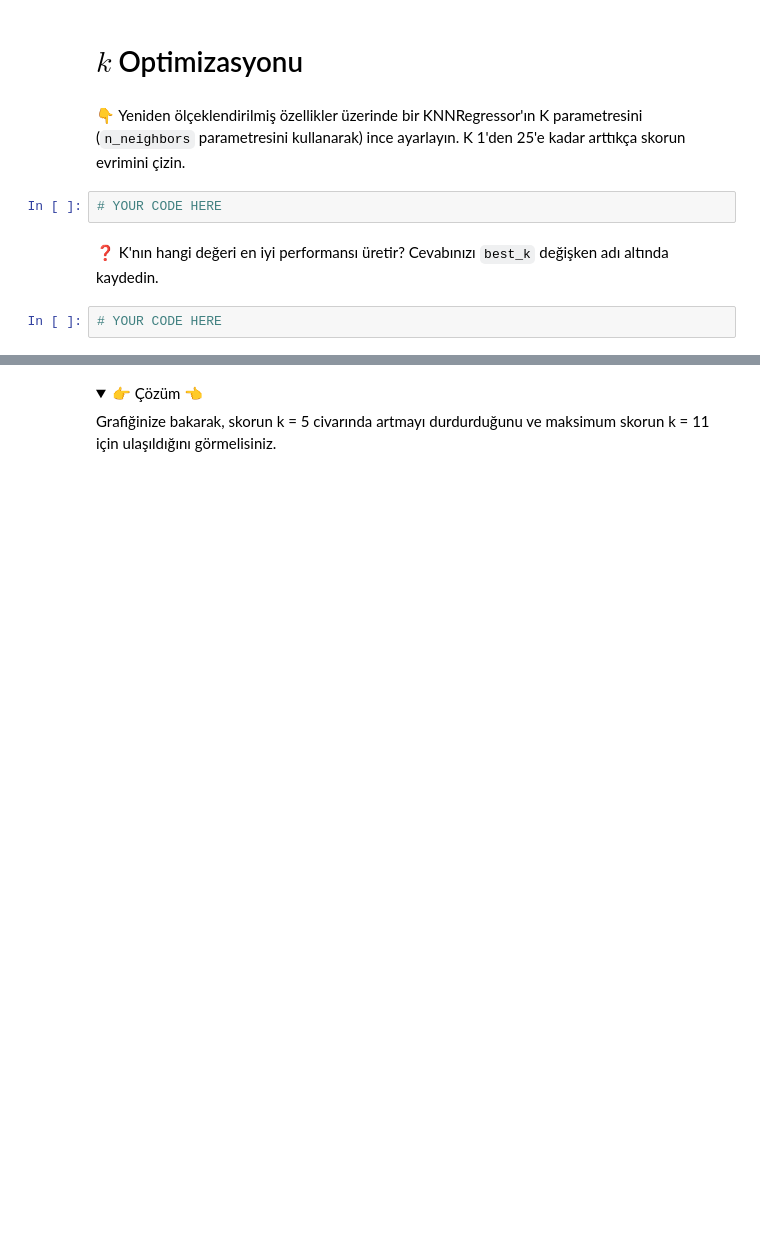
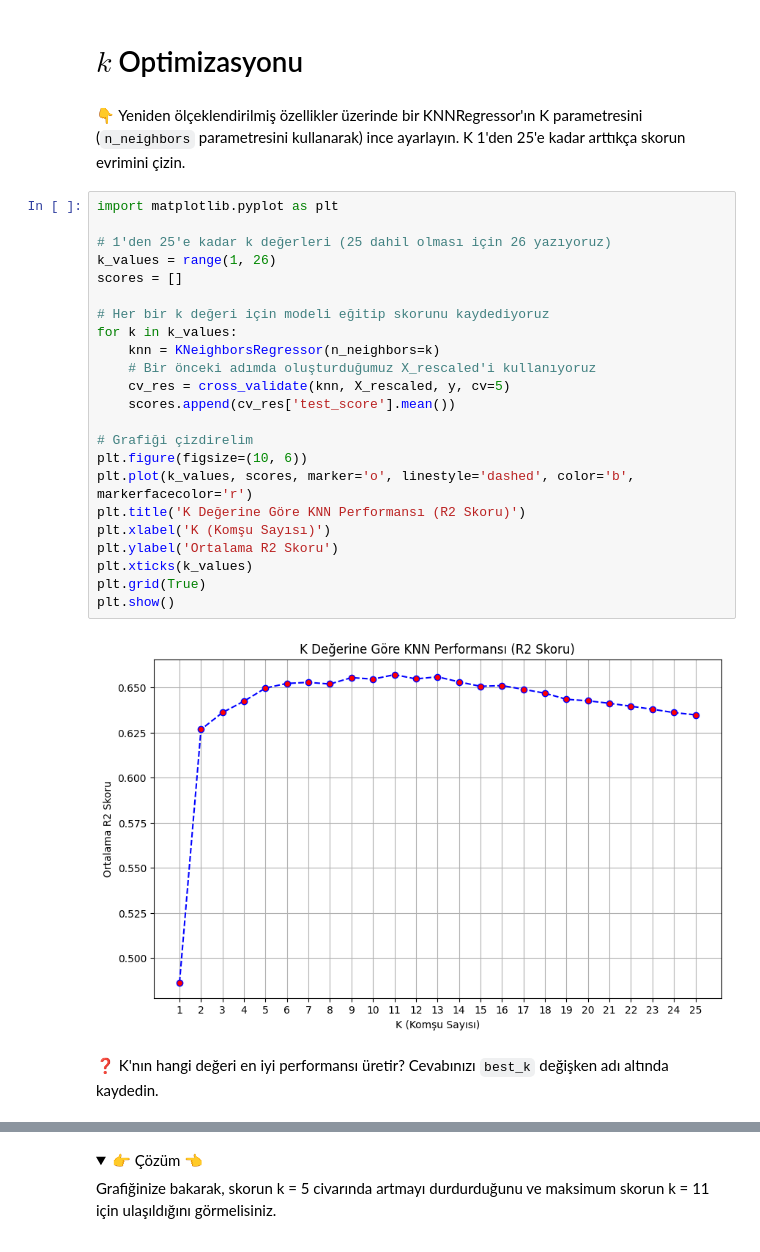
Before and after one commit to SelenImahanoglu/S16D1-S-data-knn, a Jupyter notebook: KNN.ipynb, the cells around one changed output, grey strips where cells are left out. Drawn from its saved outputs; the diff is of its cells as text; folded sections open; blank space fills up the shorter version.

Commit message:
Completed best_model step

```diff
--- a/KNN.ipynb
+++ b/KNN.ipynb
@@ -183,9 +183,30 @@ git push origin master
 # $k$ Optimizasyonu
 # %% [markdown]
 👇 Yeniden ölçeklendirilmiş özellikler üzerinde bir KNNRegressor'ın K parametresini (`n_neighbors` parametresini kullanarak) ince ayarlayın. K 1'den 25'e kadar arttıkça skorun evrimini çizin.
-# %%
-# YOUR CODE HERE
+# %%
+import matplotlib.pyplot as plt
+
+# 1'den 25'e kadar k değerleri (25 dahil olması için 26 yazıyoruz)
+k_values = range(1, 26)
+scores = []
+
+# Her bir k değeri için modeli eğitip skorunu kaydediyoruz
+for k in k_values:
+    knn = KNeighborsRegressor(n_neighbors=k)
+    # Bir önceki adımda oluşturduğumuz X_rescaled'i kullanıyoruz
+    cv_res = cross_validate(knn, X_rescaled, y, cv=5)
+    scores.append(cv_res['test_score'].mean())
+
+# Grafiği çizdirelim
+plt.figure(figsize=(10, 6))
+plt.plot(k_values, scores, marker='o', linestyle='dashed', color='b', markerfacecolor='r')
+plt.title('K Değerine Göre KNN Performansı (R2 Skoru)')
+plt.xlabel('K (Komşu Sayısı)')
+plt.ylabel('Ortalama R2 Skoru')
+plt.xticks(k_values)
+plt.grid(True)
+plt.show()
+# %% [output]
+[figure, added]
 # %% [markdown]
 ❓ K'nın hangi değeri en iyi performansı üretir? Cevabınızı `best_k` değişken adı altında kaydedin.
-# %%
-# YOUR CODE HERE
```
Also changed, not shown: parts of 13 cells of this notebook, 1 other file.
